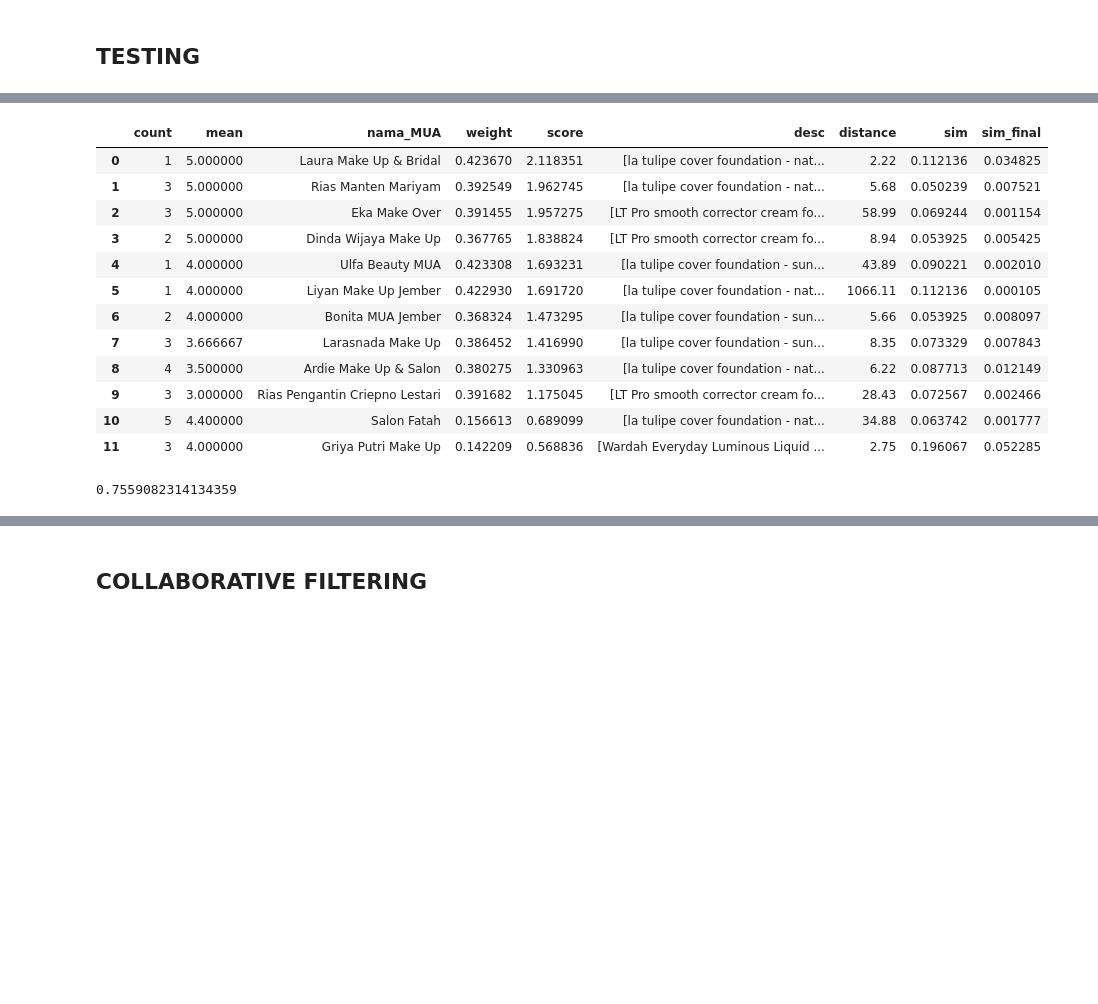
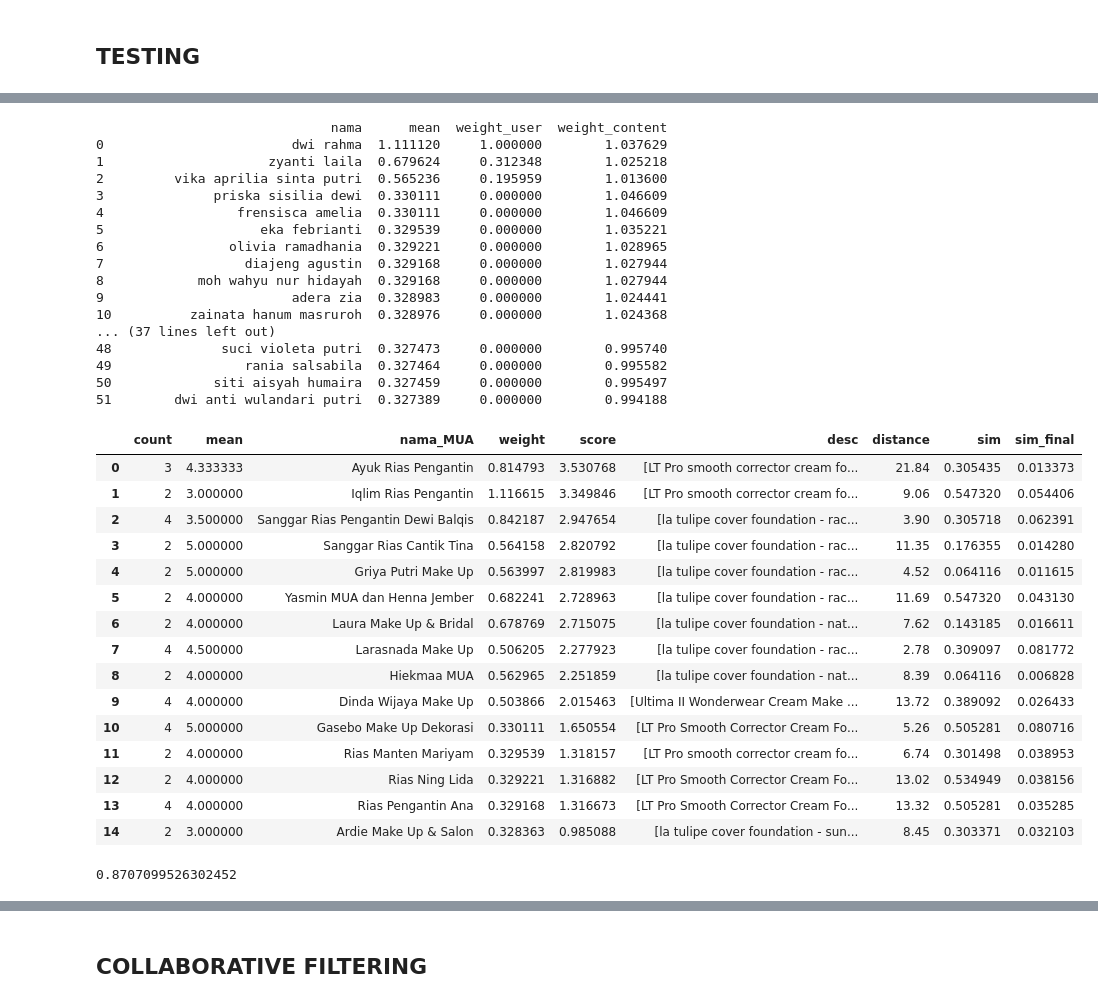
Before and after one commit to narandharanggi/MUA, a Jupyter notebook: hybrid_method_revision.ipynb, the cells around one changed output, grey strips where cells are left out. Saved outputs shown, nothing was run; the diff lists cells and outputs as text; code cells hidden in the pictures; blank space fills up the shorter version.

```diff
--- a/hybrid_method_revision.ipynb
+++ b/hybrid_method_revision.ipynb
@@ -134,10 +134,9 @@ def data_preparation(data_for_model, data_for_user, index_user, user):
     du = data_for_user.copy()
     query_data = du.iloc[[index_user]].reset_index()
     query_data_todict = query_data.to_dict('index')[0]
-    # part_of_model = dm[dm.index != user].reset_index()
     part_of_model = data_for_model.copy()
+    part_of_model = part_of_model.loc[part_of_model.nama_MUA != query_data.nama_MUA[0]].reset_index()
     part_of_query = part_of_model.loc[part_of_model['nama'] == user].reset_index()
-    part_of_model.loc[part_of_model['nama'] == user, 'rating'] = 0
     part_of_model = part_of_model.reset_index()
     part_of_model = part_of_model.drop(columns='index')
     return query_data_todict, part_of_query, part_of_model
@@ -274,13 +273,18 @@ def hybrid_evaluation(data_for_model, data_for_user, selected_user, query_user):
         final_res['user'] = weight_user
         final_res['content'] = weight_content
 
-        mean_weight = np.empty(len(part_of_model), dtype=float)
+        mean_weight = np.zeros(len(part_of_model), dtype=float)
         for i in range(len(part_of_model)):
-            mean_weight[i] = statistics.harmonic_mean([weight_user[i],  weight_content[i]])
+            mean_weight[i] = statistics.harmonic_mean([weight_user[i] + np.min(weight_user[np.nonzero(weight_user)]),  weight_content[i]])
         final_res['mean_'] = mean_weight
-        final_res = final_res.sort_values(by=['mean_'], ignore_index=True, ascending=False)
-        get_user = final_res.groupby("nama").mean_.agg(["mean"])
-        list_nama = get_user.index[:10].tolist()
+        higher_value = final_res.copy()
+        higher_value = final_res.groupby("nama", as_index=False).mean_.agg(["mean"])
+        u = final_res.groupby("nama", as_index=False).user.agg(["mean"])
+        higher_value['weight_user'] = u['mean']
+        c = final_res.groupby("nama", as_index=False).content.agg(["mean"])
+        higher_value['weight_content'] = c['mean']
+        higher_value = higher_value.sort_values(by=['mean'], ignore_index=True, ascending=False)
+        list_nama = higher_value.nama[:10].tolist()
         pivot = part_of_model.copy()
         pivot['mean_'] = mean_weight
         pivot = pivot[pivot.nama.isin(list_nama)].reset_index()
@@ -380,11 +384,17 @@ def testing_user(data_for_model, data_for_user, index_usr):
 
     mean_weight = np.zeros(len(part_of_model), dtype=float)
     for i in range(len(part_of_model)):
-        mean_weight[i] = statistics.harmonic_mean([weight_user[i],  weight_content[i]])
+        mean_weight[i] = statistics.harmonic_mean([weight_user[i] + np.min(weight_user[np.nonzero(weight_user)]),  weight_content[i]])
     final_res['mean_'] = mean_weight
-    final_res = final_res.sort_values(by=['mean_'], ignore_index=True, ascending=False)
-    get_user = final_res.groupby("nama").mean_.agg(["mean"])
-    list_nama = get_user.index[:10].tolist()
+    higher_value = final_res.copy()
+    higher_value = final_res.groupby("nama", as_index=False).mean_.agg(["mean"])
+    u = final_res.groupby("nama", as_index=False).user.agg(["mean"])
+    higher_value['weight_user'] = u['mean']
+    c = final_res.groupby("nama", as_index=False).content.agg(["mean"])
+    higher_value['weight_content'] = c['mean']
+    higher_value = higher_value.sort_values(by=['mean'], ignore_index=True, ascending=False)
+    print(higher_value)
+    list_nama = higher_value.nama[:10].tolist()
     pivot = part_of_model.copy()
     pivot['mean_'] = mean_weight
     pivot = pivot[pivot.nama.isin(list_nama)].reset_index()
@@ -418,17 +428,37 @@ data_for_model.iloc[[selected_user[idx_high]]]
 # %%
 h_pivot = testing_user(data_for_model, data_for_user, idx_high)
-h_pivot[h_pivot.score > 0.0]
+h_pivot
 # %% [output]
+                              nama      mean  weight_user  weight_content
+0                        dwi rahma  1.111120     1.000000        1.037629
+1                     zyanti laila  0.679624     0.312348        1.025218
+2         vika aprilia sinta putri  0.565236     0.195959        1.013600
+3              priska sisilia dewi  0.330111     0.000000        1.046609
+4                 frensisca amelia  0.330111     0.000000        1.046609
+5                    eka febrianti  0.329539     0.000000        1.035221
+6                olivia ramadhania  0.329221     0.000000        1.028965
+7                  diajeng agustin  0.329168     0.000000        1.027944
+8            moh wahyu nur hidayah  0.329168     0.000000        1.027944
+9                        adera zia  0.328983     0.000000        1.024441
+10          zainata hanum masruroh  0.328976     0.000000        1.024368
+... (37 lines left out)
+48              suci violeta putri  0.327473     0.000000        0.995740
+49                 rania salsabila  0.327464     0.000000        0.995582
+50             siti aisyah humaira  0.327459     0.000000        0.995497
+51        dwi anti wulandari putri  0.327389     0.000000        0.994188
 |  | count | mean | nama_MUA | weight | score | desc | distance | sim | sim_final |
-| 0 | 1 | 5.000000 | Laura Make Up & Bridal | 0.423670 | 2.118351 | [la tulipe cover foundation - nat... | 2.22 | 0.112136 | 0.034825 |
-| 1 | 3 | 5.000000 | Rias Manten Mariyam | 0.392549 | 1.962745 | [la tulipe cover foundation - nat... | 5.68 | 0.050239 | 0.007521 |
-| 2 | 3 | 5.000000 | Eka Make Over | 0.391455 | 1.957275 | [LT Pro smooth corrector cream fo... | 58.99 | 0.069244 | 0.001154 |
-| 3 | 2 | 5.000000 | Dinda Wijaya Make Up | 0.367765 | 1.838824 | [LT Pro smooth corrector cream fo... | 8.94 | 0.053925 | 0.005425 |
-| 4 | 1 | 4.000000 | Ulfa Beauty MUA | 0.423308 | 1.693231 | [la tulipe cover foundation - sun... | 43.89 | 0.090221 | 0.002010 |
-| 5 | 1 | 4.000000 | Liyan Make Up Jember | 0.422930 | 1.691720 | [la tulipe cover foundation - nat... | 1066.11 | 0.112136 | 0.000105 |
-| 6 | 2 | 4.000000 | Bonita MUA Jember | 0.368324 | 1.473295 | [la tulipe cover foundation - sun... | 5.66 | 0.053925 | 0.008097 |
-| 7 | 3 | 3.666667 | Larasnada Make Up | 0.386452 | 1.416990 | [la tulipe cover foundation - sun... | 8.35 | 0.073329 | 0.007843 |
-| 8 | 4 | 3.500000 | Ardie Make Up & Salon | 0.380275 | 1.330963 | [la tulipe cover foundation - nat... | 6.22 | 0.087713 | 0.012149 |
-| 9 | 3 | 3.000000 | Rias Pengantin Criepno Lestari | 0.391682 | 1.175045 | [LT Pro smooth corrector cream fo... | 28.43 | 0.072567 | 0.002466 |
-| 10 | 5 | 4.400000 | Salon Fatah | 0.156613 | 0.689099 | [la tulipe cover foundation - nat... | 34.88 | 0.063742 | 0.001777 |
-| 11 | 3 | 4.000000 | Griya Putri Make Up | 0.142209 | 0.568836 | [Wardah Everyday Luminous Liquid ... | 2.75 | 0.196067 | 0.052285 |
+| 0 | 3 | 4.333333 | Ayuk Rias Pengantin | 0.814793 | 3.530768 | [LT Pro smooth corrector cream fo... | 21.84 | 0.305435 | 0.013373 |
+| 1 | 2 | 3.000000 | Iqlim Rias Pengantin | 1.116615 | 3.349846 | [LT Pro smooth corrector cream fo... | 9.06 | 0.547320 | 0.054406 |
+| 2 | 4 | 3.500000 | Sanggar Rias Pengantin Dewi Balqis | 0.842187 | 2.947654 | [la tulipe cover foundation - rac... | 3.90 | 0.305718 | 0.062391 |
+| 3 | 2 | 5.000000 | Sanggar Rias Cantik Tina | 0.564158 | 2.820792 | [la tulipe cover foundation - rac... | 11.35 | 0.176355 | 0.014280 |
+| 4 | 2 | 5.000000 | Griya Putri Make Up | 0.563997 | 2.819983 | [la tulipe cover foundation - rac... | 4.52 | 0.064116 | 0.011615 |
+| 5 | 2 | 4.000000 | Yasmin MUA dan Henna Jember | 0.682241 | 2.728963 | [la tulipe cover foundation - rac... | 11.69 | 0.547320 | 0.043130 |
+| 6 | 2 | 4.000000 | Laura Make Up & Bridal | 0.678769 | 2.715075 | [la tulipe cover foundation - nat... | 7.62 | 0.143185 | 0.016611 |
+| 7 | 4 | 4.500000 | Larasnada Make Up | 0.506205 | 2.277923 | [la tulipe cover foundation - rac... | 2.78 | 0.309097 | 0.081772 |
+| 8 | 2 | 4.000000 | Hiekmaa MUA | 0.562965 | 2.251859 | [la tulipe cover foundation - nat... | 8.39 | 0.064116 | 0.006828 |
+| 9 | 4 | 4.000000 | Dinda Wijaya Make Up | 0.503866 | 2.015463 | [Ultima II Wonderwear Cream Make ... | 13.72 | 0.389092 | 0.026433 |
+| 10 | 4 | 5.000000 | Gasebo Make Up Dekorasi | 0.330111 | 1.650554 | [LT Pro Smooth Corrector Cream Fo... | 5.26 | 0.505281 | 0.080716 |
+| 11 | 2 | 4.000000 | Rias Manten Mariyam | 0.329539 | 1.318157 | [LT Pro smooth corrector cream fo... | 6.74 | 0.301498 | 0.038953 |
+| 12 | 2 | 4.000000 | Rias Ning Lida | 0.329221 | 1.316882 | [LT Pro Smooth Corrector Cream Fo... | 13.02 | 0.534949 | 0.038156 |
+| 13 | 4 | 4.000000 | Rias Pengantin Ana | 0.329168 | 1.316673 | [LT Pro Smooth Corrector Cream Fo... | 13.32 | 0.505281 | 0.035285 |
+| 14 | 2 | 3.000000 | Ardie Make Up & Salon | 0.328363 | 0.985088 | [la tulipe cover foundation - sun... | 8.45 | 0.303371 | 0.032103 |
@@ -436,7 +468,7 @@ h_pivot[h_pivot.score > 0.0]
 #lowest MAE
 mae_eval[mae_eval.index(max(mae_eval))]
 # %% [output]
-0.7559082314134359
+0.8707099526302452
 # %%
 #lowest
 idx_low = mae_eval.index(max(mae_eval))
```
Also changed, not shown: parts of 13 cells of this notebook, 2 other files.
